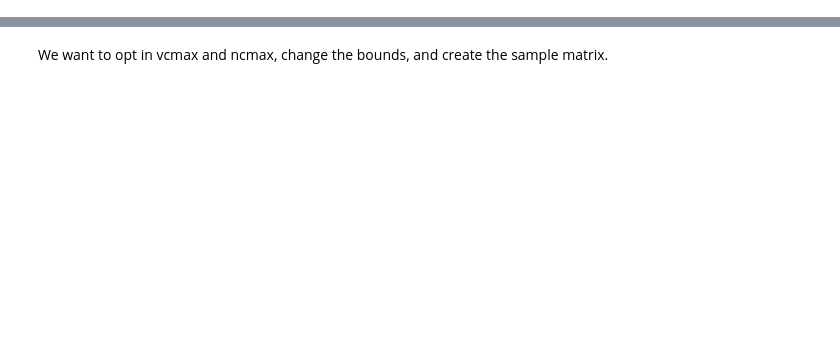
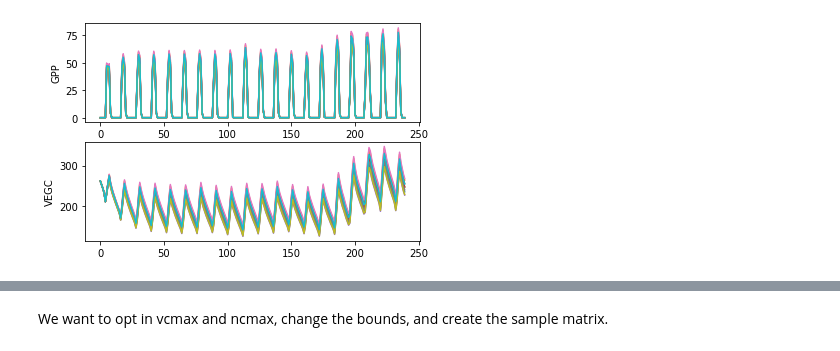
Before and after one commit to uaf-arctic-eco-modeling/dvm-dos-tem, a Jupyter notebook: scripts/Docker-sensitivity-workflow.ipynb, the cells around one changed output, grey strips where cells are left out. Cells and saved outputs as stored; diff of their text form; code cells hidden in the pictures; blank space fills up the shorter version.

```diff
--- a/scripts/Docker-sensitivity-workflow.ipynb
+++ b/scripts/Docker-sensitivity-workflow.ipynb
@@ -44,0 +225,3 @@ driver = Sensitivity.SensitivityDriver(param_specs, sample_N=7)
+# %%
+# carry out the run and do initial output collection
+driver.run_all_samples()
@@ -45,3 +256,7 @@ driver = Sensitivity.SensitivityDriver(param_specs, sample_N=7)
+# %%
+driver.make_cool_plot_2()
+# %% [output]
+[figure, added]
 # %%
 def get_CMT_params(cmtnum=4,pftnum=3,perc=0.1):
 
```
Also changed, not shown: parts of 43 cells of this notebook, 1 other file.
